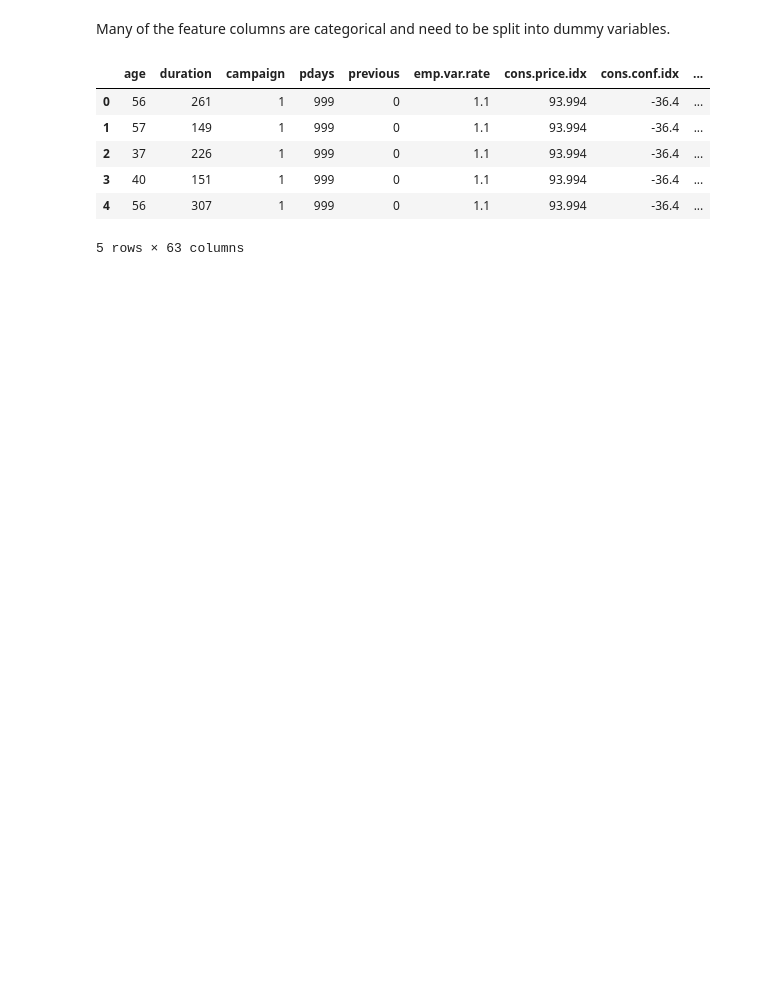
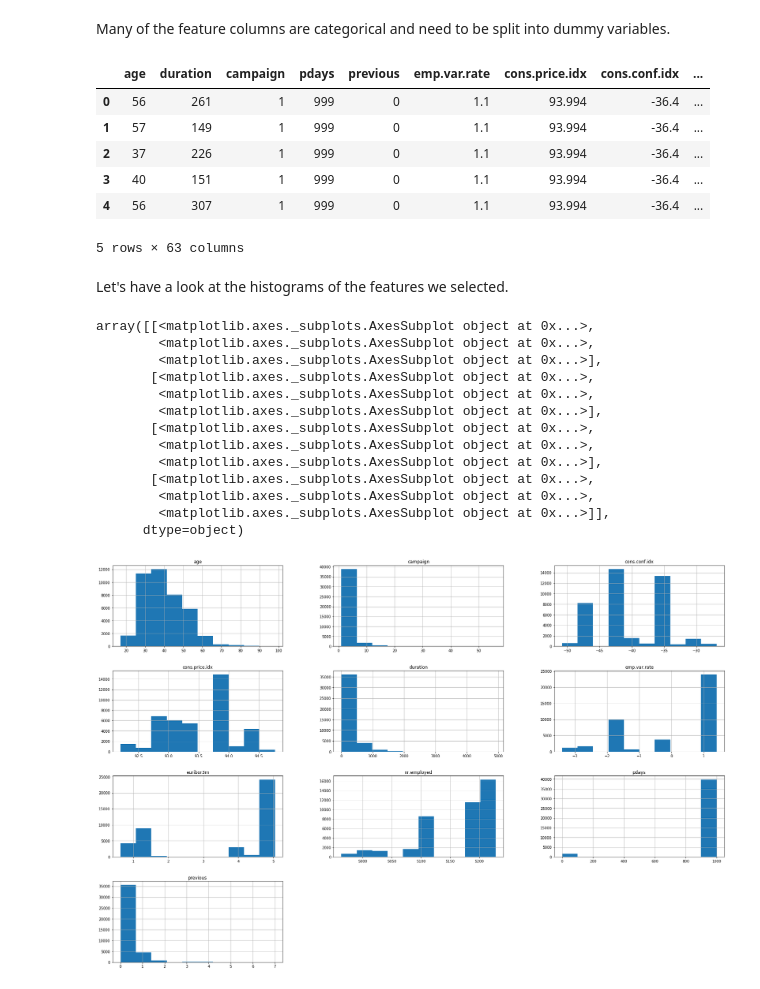
Before and after one commit to MissAle17/dsc-3-final-project-online-ds-sp-000, a Jupyter notebook: student.ipynb, the cells around one changed output. Drawn from its saved outputs; the diff is of its cells as text; code cells hidden in the pictures; blank space fills up the shorter version.

```diff
--- a/student.ipynb
+++ b/student.ipynb
@@ -211,3 +211,23 @@ df.head()
 | 3 | 40 | 151 | 1 | 999 | 0 | 1.1 | 93.994 | -36.4 | ... |
 | 4 | 56 | 307 | 1 | 999 | 0 | 1.1 | 93.994 | -36.4 | ... |
 5 rows × 63 columns
+# %% [markdown]
+Let's have a look at the histograms of the features we selected.
+# %%
+#features = data.iloc[:, 0:30]
+features.hist(figsize=(30,20))
+# %% [output]
+array([[<matplotlib.axes._subplots.AxesSubplot object at 0x...>,
+        <matplotlib.axes._subplots.AxesSubplot object at 0x...>,
+        <matplotlib.axes._subplots.AxesSubplot object at 0x...>],
+       [<matplotlib.axes._subplots.AxesSubplot object at 0x...>,
+        <matplotlib.axes._subplots.AxesSubplot object at 0x...>,
+        <matplotlib.axes._subplots.AxesSubplot object at 0x...>],
+       [<matplotlib.axes._subplots.AxesSubplot object at 0x...>,
+        <matplotlib.axes._subplots.AxesSubplot object at 0x...>,
+        <matplotlib.axes._subplots.AxesSubplot object at 0x...>],
+       [<matplotlib.axes._subplots.AxesSubplot object at 0x...>,
+        <matplotlib.axes._subplots.AxesSubplot object at 0x...>,
+        <matplotlib.axes._subplots.AxesSubplot object at 0x...>]],
+      dtype=object)
+[figure, added]
```
Also changed, not shown: 1 other file.
